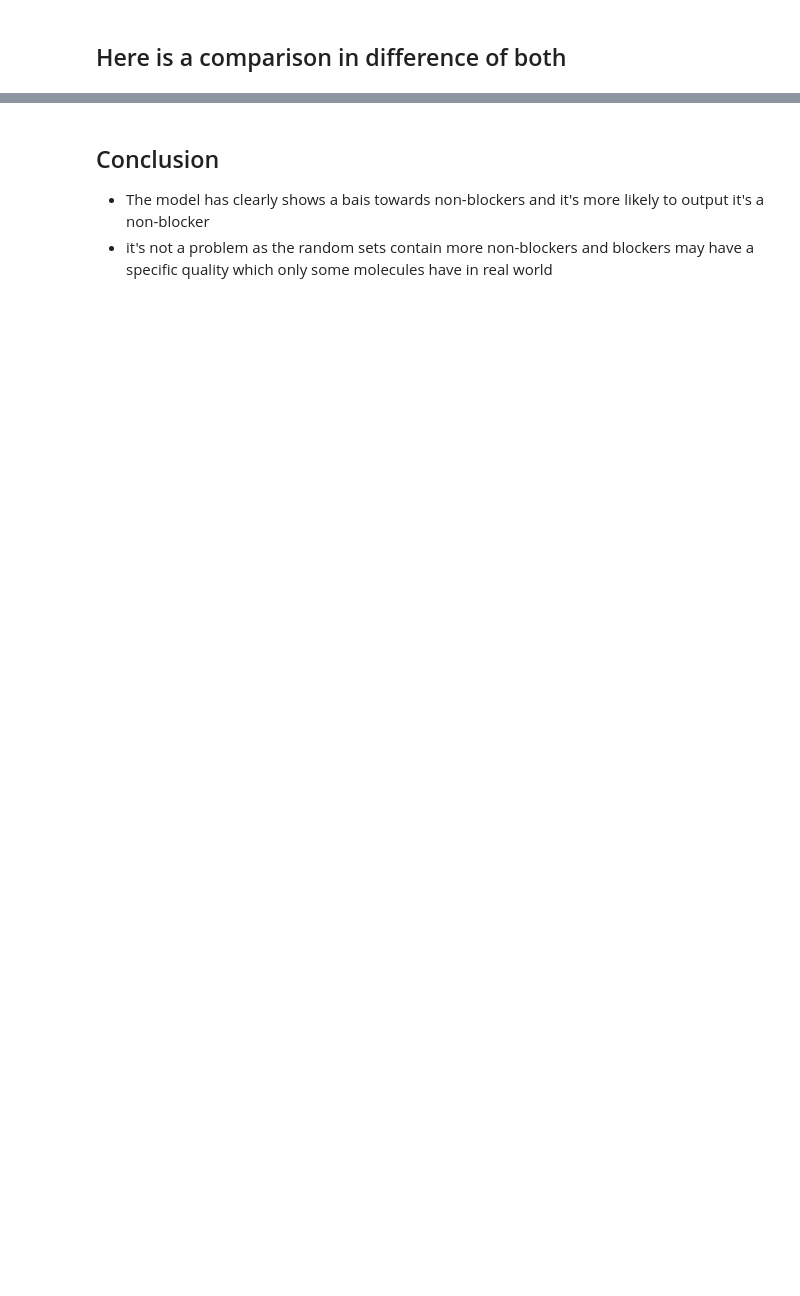
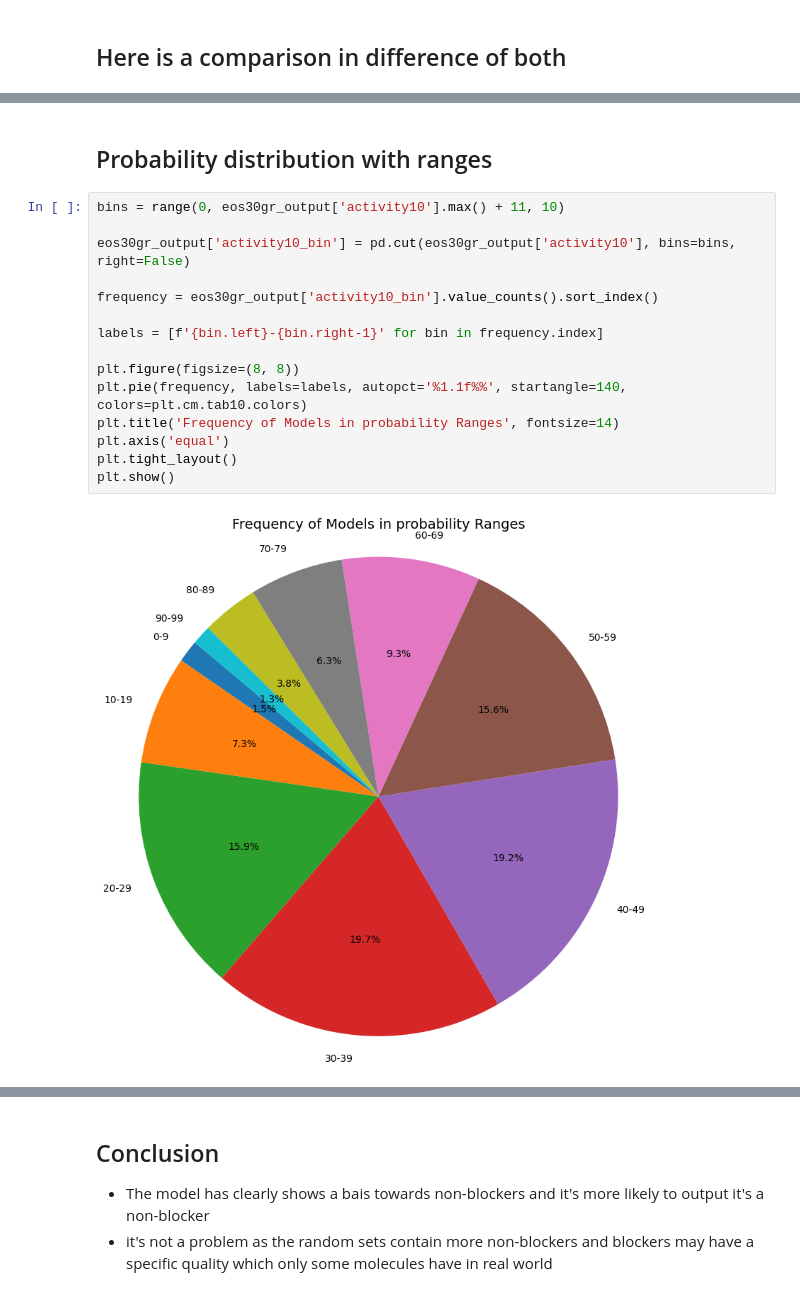
Before and after one commit to Adhivp/Ersilia_Contributions, a Jupyter notebook: notebooks/eos30gr (main)/00_model_bias.ipynb, the cells around one changed output, grey strips where cells are left out. Cells and saved outputs as stored; diff of their text form; blank space fills up the shorter version.

```diff
--- a/notebooks/eos30gr (main)/00_model_bias.ipynb
+++ b/notebooks/eos30gr (main)/00_model_bias.ipynb
@@ -159,0 +249,19 @@ plt.show()
+# %% [markdown]
+## Probability distribution with ranges
+# %%
+bins = range(0, eos30gr_output['activity10'].max() + 11, 10)
+
+eos30gr_output['activity10_bin'] = pd.cut(eos30gr_output['activity10'], bins=bins, right=False)
+
+frequency = eos30gr_output['activity10_bin'].value_counts().sort_index()
+
+labels = [f'{bin.left}-{bin.right-1}' for bin in frequency.index]
+
+plt.figure(figsize=(8, 8))
+plt.pie(frequency, labels=labels, autopct='%1.1f%%', startangle=140, colors=plt.cm.tab10.colors)
+plt.title('Frequency of Models in probability Ranges', fontsize=14)
+plt.axis('equal')
+plt.tight_layout()
+plt.show()
+# %% [output]
+[figure, added]
```
Also changed, not shown: parts of 18 cells of this notebook, 2 other files.
